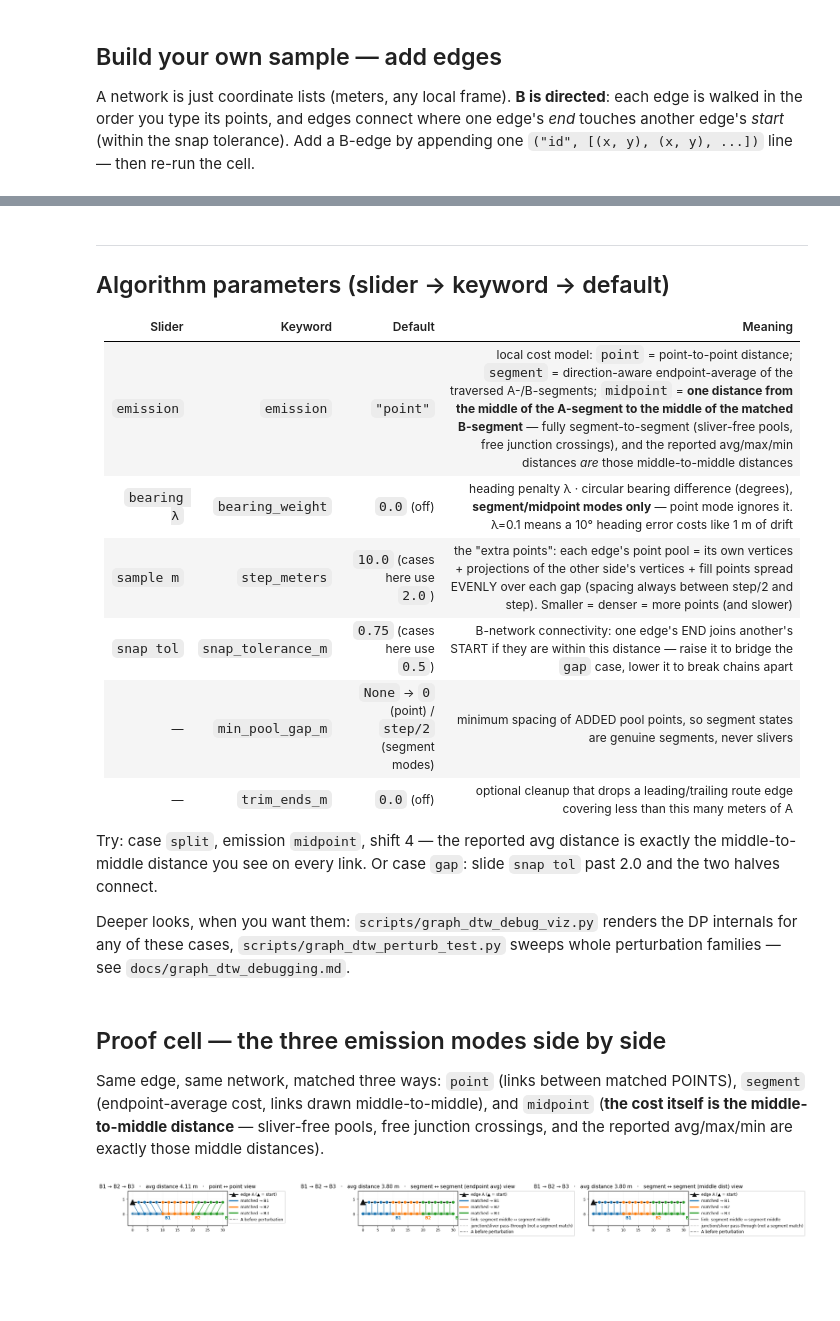
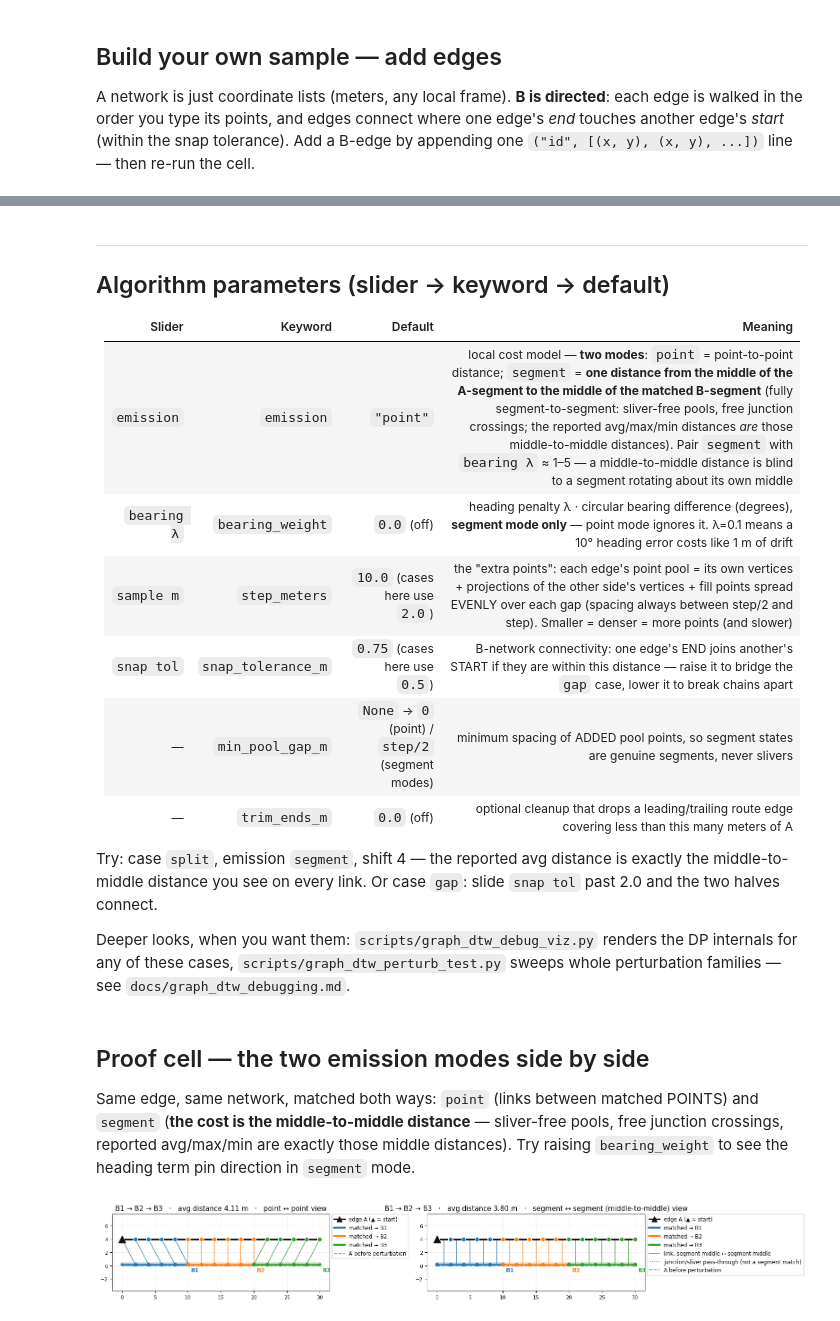
Before and after one commit to Khoshkhah/network-matching, a Jupyter notebook: notebooks/graph_dtw_playground.ipynb, the cells around one changed output, grey strips where cells are left out. Cells and saved outputs as stored; diff of their text form; code cells hidden in the pictures; blank space fills up the shorter version.

```diff
--- a/notebooks/graph_dtw_playground.ipynb
+++ b/notebooks/graph_dtw_playground.ipynb
@@ -129,14 +129,14 @@ VBox(children=(HBox(children=(Dropdown(description='emission', layout=Layout(wid
 
 | Slider | Keyword | Default | Meaning |
 |---|---|---|---|
-| `emission` | `emission` | `"point"` | local cost model: `point` = point-to-point distance; `segment` = direction-aware endpoint-average of the traversed A-/B-segments; `midpoint` = **one distance from the middle of the A-segment to the middle of the matched B-segment** — fully segment-to-segment (sliver-free pools, free junction crossings), and the reported avg/max/min distances *are* those middle-to-middle distances |
-| `bearing λ` | `bearing_weight` | `0.0` (off) | heading penalty λ · circular bearing difference (degrees), **segment/midpoint modes only** — point mode ignores it. λ=0.1 means a 10° heading error costs like 1 m of drift |
+| `emission` | `emission` | `"point"` | local cost model — **two modes**: `point` = point-to-point distance; `segment` = **one distance from the middle of the A-segment to the middle of the matched B-segment** (fully segment-to-segment: sliver-free pools, free junction crossings; the reported avg/max/min distances *are* those middle-to-middle distances). Pair `segment` with `bearing λ` ≈ 1–5 — a middle-to-middle distance is blind to a segment rotating about its own middle |
+| `bearing λ` | `bearing_weight` | `0.0` (off) | heading penalty λ · circular bearing difference (degrees), **segment mode only** — point mode ignores it. λ=0.1 means a 10° heading error costs like 1 m of drift |
 | `sample m` | `step_meters` | `10.0` (cases here use `2.0`) | the "extra points": each edge's point pool = its own vertices + projections of the other side's vertices + fill points spread EVENLY over each gap (spacing always between step/2 and step). Smaller = denser = more points (and slower) |
 | `snap tol` | `snap_tolerance_m` | `0.75` (cases here use `0.5`) | B-network connectivity: one edge's END joins another's START if they are within this distance — raise it to bridge the `gap` case, lower it to break chains apart |
 | — | `min_pool_gap_m` | `None` → `0` (point) / `step/2` (segment modes) | minimum spacing of ADDED pool points, so segment states are genuine segments, never slivers |
 | — | `trim_ends_m` | `0.0` (off) | optional cleanup that drops a leading/trailing route edge covering less than this many meters of A |
 
-Try: case `split`, emission `midpoint`, shift 4 — the reported avg distance is exactly the
+Try: case `split`, emission `segment`, shift 4 — the reported avg distance is exactly the
 middle-to-middle distance you see on every link. Or case `gap`: slide `snap tol` past 2.0 and
 the two halves connect.
 
@@ -144,22 +144,22 @@ Deeper looks, when you want them: `scripts/graph_dtw_debug_viz.py` renders the D
 any of these cases, `scripts/graph_dtw_perturb_test.py` sweeps whole perturbation families —
 see `docs/graph_dtw_debugging.md`.
 # %% [markdown]
-## Proof cell — the three emission modes side by side
+## Proof cell — the two emission modes side by side
 
-Same edge, same network, matched three ways: `point` (links between matched POINTS),
-`segment` (endpoint-average cost, links drawn middle-to-middle), and `midpoint`
-(**the cost itself is the middle-to-middle distance** — sliver-free pools, free junction
-crossings, and the reported avg/max/min are exactly those middle distances).
+Same edge, same network, matched both ways: `point` (links between matched POINTS) and
+`segment` (**the cost is the middle-to-middle distance** — sliver-free pools, free junction
+crossings, reported avg/max/min are exactly those middle distances). Try raising `bearing_weight`
+to see the heading term pin direction in `segment` mode.
 # %%
 sc = get_scenario("split")
 A = perturb_edge(sc["coords_a"], shift=4)          # shifted 4 m so the links are visible
 
-fig, axes = plt.subplots(1, 3, figsize=(21, 5.0))
-for ax, emission in zip(axes, ["point", "segment", "midpoint"]):
-    res = match_edge_to_bgraph(A.tolist(), sc["b_edges"], emission=emission, debug=True,
-                               **sc["defaults"])
+fig, axes = plt.subplots(1, 2, figsize=(16, 5.5))
+for ax, emission in zip(axes, ["point", "segment"]):
+    res = match_edge_to_bgraph(A.tolist(), sc["b_edges"], emission=emission, bearing_weight=2,
+                               debug=True, **sc["defaults"])
     draw_match(A, sc["b_edges"], res, original_a=sc["coords_a"], ax=ax)
 plt.tight_layout()
 plt.show()
 # %% [output]
-[figure, old version]
+[figure, new version]
```
Also changed, not shown: parts of 3 cells of this notebook, 7 other files.
